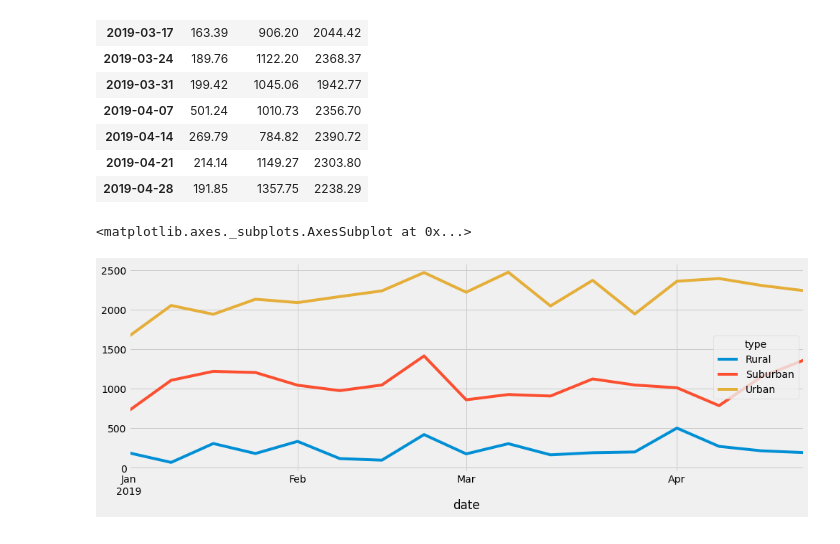
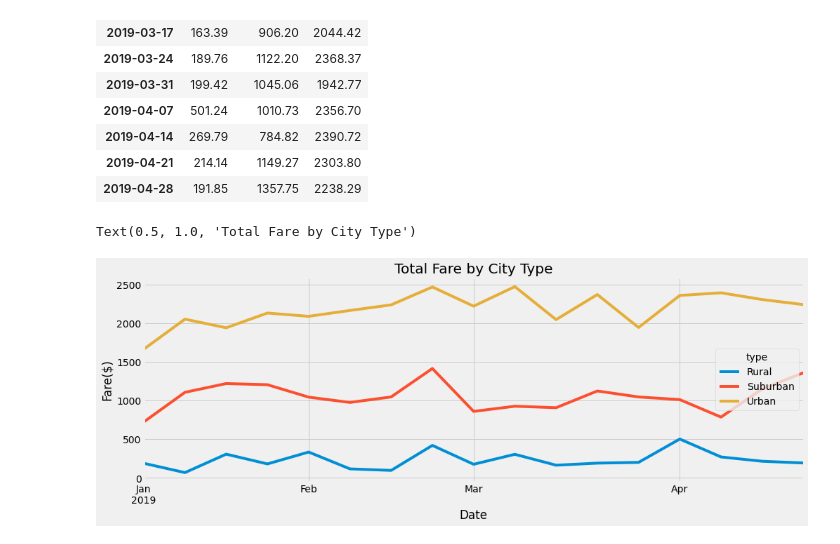
Before and after one commit to pratishthasingh1/PyBer_Analysis, a Jupyter notebook: PyBer_Challenge.ipynb, the cells around one changed output. Saved outputs shown, nothing was run; the diff lists cells and outputs as text; code cells hidden in the pictures.

```diff
--- a/PyBer_Challenge.ipynb
+++ b/PyBer_Challenge.ipynb
@@ -312,15 +312,12 @@ df3
 # %%
 # 8. Using the object-oriented interface method, plot the resample DataFrame using the df.plot() function.
 from matplotlib import style
 style.use('fivethirtyeight')
 #graph = pf.plot
 df3.plot(figsize=(15,5))
-
-
-# Import the style from Matplotlib.
-
-# Use the graph style fivethirtyeight.
-##style.use('fivethirtyeight')
+plt.xlabel("Date")
+plt.ylabel("Fare($)")
+plt.title("Total Fare by City Type")
 # %% [output]
-<matplotlib.axes._subplots.AxesSubplot at 0x...>
+Text(0.5, 1.0, 'Total Fare by City Type')
-[figure, old version]
+[figure, new version]
```
